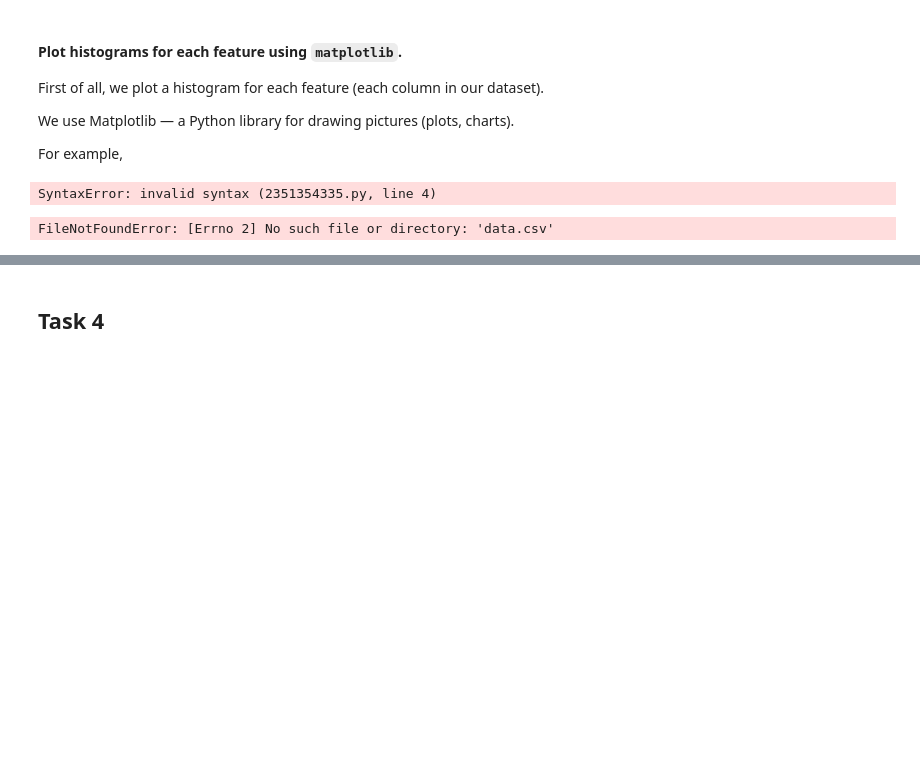
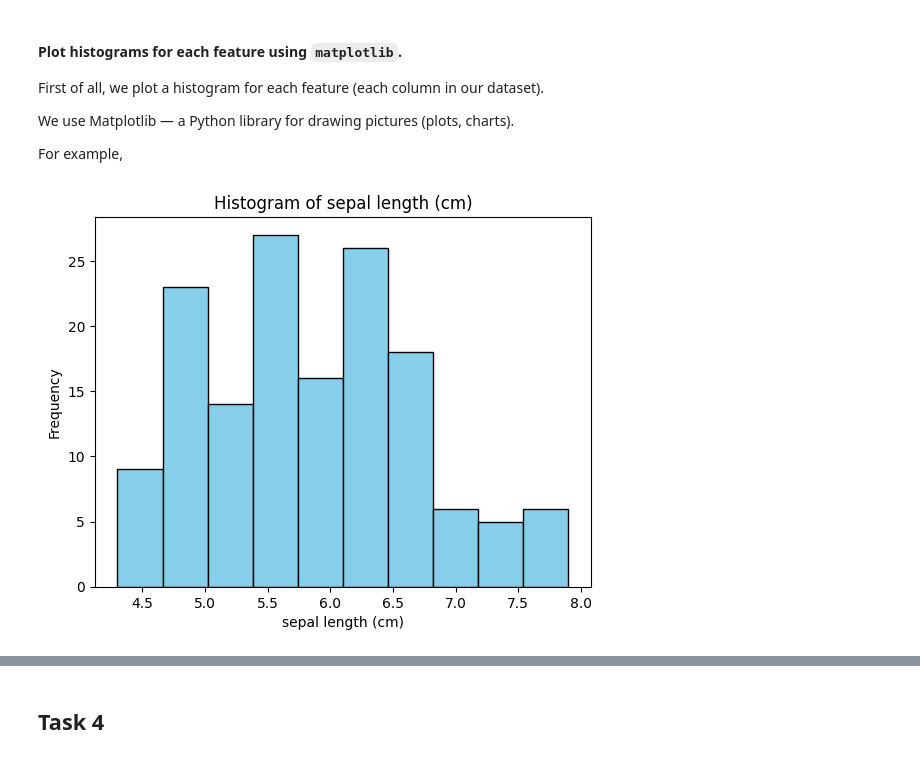
Before and after one commit to Svitlana937/Svit_Koz_DA, a Jupyter notebook: tasks.ipynb, the cells around one changed output, grey strips where cells are left out. Cells and saved outputs as stored; diff of their text form; code cells hidden in the pictures; blank space fills up the shorter version.

```diff
--- a/tasks.ipynb
+++ b/tasks.ipynb
@@ -203,49 +203,17 @@ dtype: float64
   We use Matplotlib — a Python library for drawing pictures (plots, charts).
 
   For example,
-# %%
-import matplotlib.pyplot as plt  # We import Matplotlib
-
-# Let's say your dataset is called 'data'
-data = your DataFrame
-
-# For each column (feature) in your data:
-for column in data.columns:
-    plt.figure(figsize=(6, 4))  # Create a new figure (size 6x4)
-    plt.hist(data[column], bins=20, color='skyblue', edgecolor='black')  # Draw a histogram
-    plt.title(f'Histogram of {column}')  # Add a title
-    plt.xlabel(column)  # Label the x-axis
-    plt.ylabel('Frequency')  # Label the y-axis
-    plt.grid(True)  # Add a grid
-    plt.show()  # Show the plot
-# %% [output]
-SyntaxError: invalid syntax (2351354335.py, line 4)
-# %%
-# 1. Import the needed libraries
-import pandas as pd      # To read the data
-import matplotlib.pyplot as plt   # To make the histograms
-
-# 2. Read the CSV file (change "data.csv" to your file name)
-data = pd.read_csv("data.csv")
-
-# 3. Look at the first 5 rows (optional, just to see the data)
-print(data.head())
-
-# 4. Make a histogram for each column (feature) in the dataset
-for column in data.columns:
-    plt.figure()  # Start a new figure (new window for the plot)
-
-    # Make the histogram
-    plt.hist(data[column], bins=20, color='skyblue', edgecolor='black')
-
-    # Add a title for the histogram
-    plt.title(f"Histogram of {column}")
-
-    # Add labels for X and Y axes
-    plt.xlabel(column)        # X-axis = the feature name
-    plt.ylabel("Frequency")   # Y-axis = how many times a value appears
-
-    # Show the histogram
-    plt.show()
-# %% [output]
-FileNotFoundError: [Errno 2] No such file or directory: 'data.csv'
+# %%
+# Importimg the library for plotting
+import matplotlib.pyplot as plt
+
+# Extract the sepal length (cm) feature
+sepal_length = iris.data[:, 0]  # The first column corresponds to sepal length
+
+plt.hist(sepal_length, color='skyblue', edgecolor='black')
+plt.title('Histogram of sepal length (cm)')
+plt.xlabel('sepal length (cm)')
+plt.ylabel('Frequency')
+plt.show()
+# %% [output]
+[figure, added]
```
Also changed, not shown: parts of 3 cells of this notebook.
